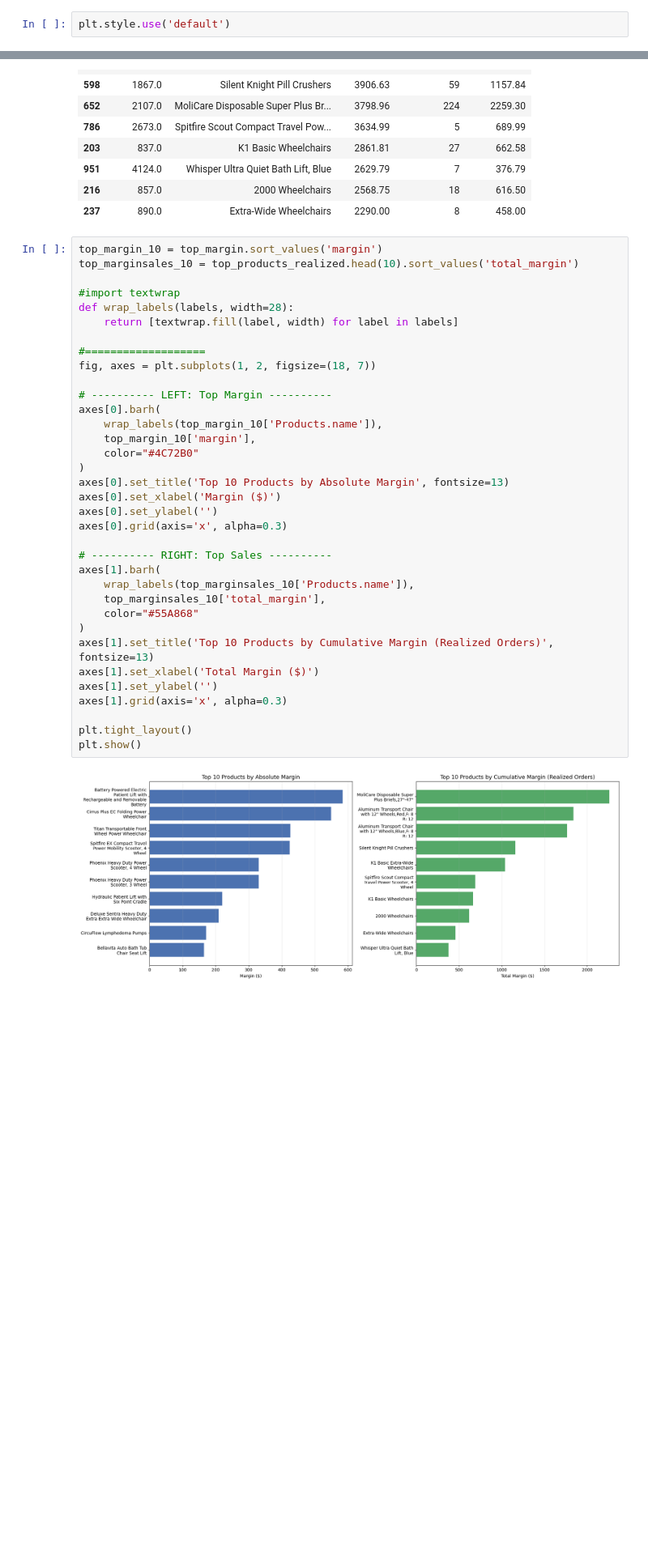
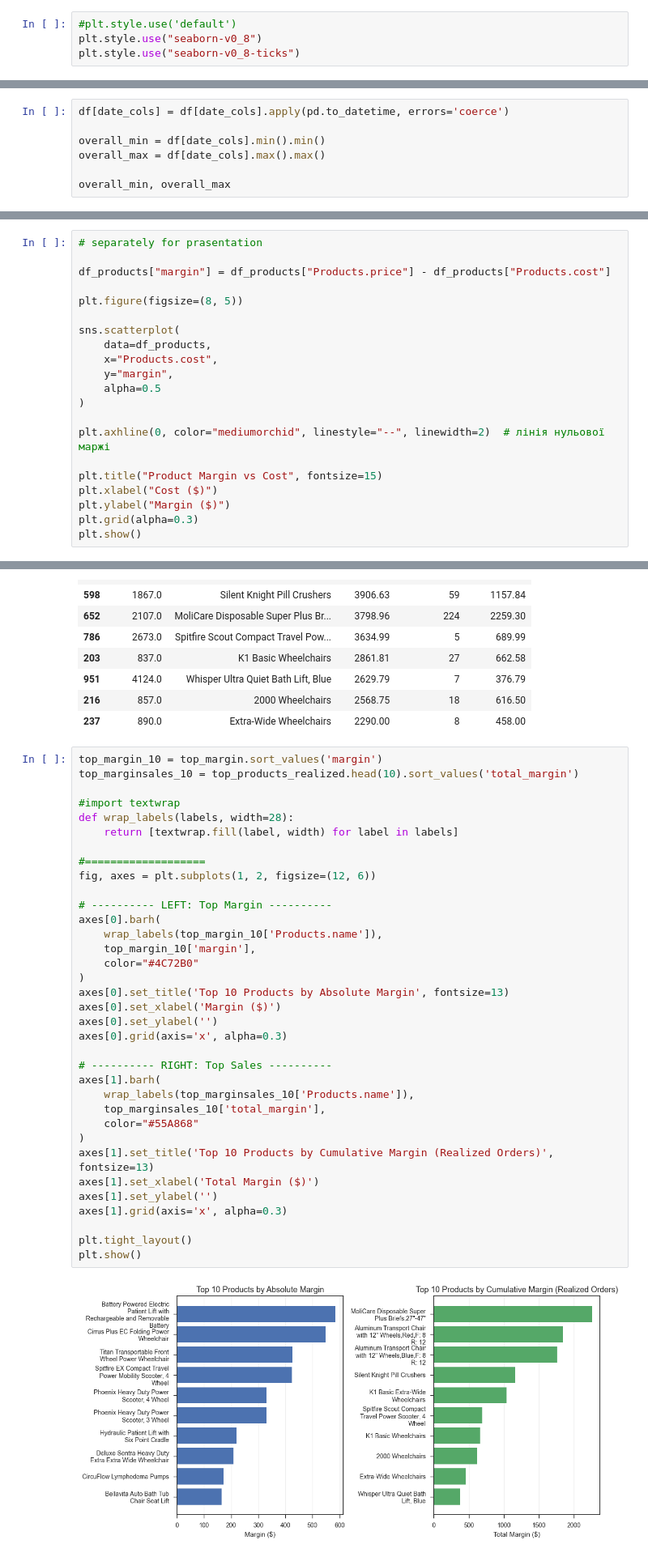
Before and after one commit to data-mosaic/Anna-Project, a Jupyter notebook: notebooks/03_Data_Analysis.ipynb, the cells around one changed output, grey strips where cells are left out. Shown at 81% size. Saved outputs shown, nothing was run; the diff lists cells and outputs as text; blank space fills up the shorter version.

```diff
--- a/notebooks/03_Data_Analysis.ipynb
+++ b/notebooks/03_Data_Analysis.ipynb
@@ -28,7 +28,9 @@ import textwrap
 
 pd.set_option('display.max_columns', None)
 # %%
-plt.style.use('default')
+#plt.style.use('default')
+plt.style.use("seaborn-v0_8")
+plt.style.use("seaborn-v0_8-ticks")
 # %%
 df = pd.read_csv("../data/clean/aggregate_df.csv")
 
@@ -736,2 +904,9 @@ plt.show()
 # %% [markdown]
 **2.3 Zeitliche Trends**
+# %%
+df[date_cols] = df[date_cols].apply(pd.to_datetime, errors='coerce')
+
+overall_min = df[date_cols].min().min()
+overall_max = df[date_cols].max().max()
+
+overall_min, overall_max
@@ -1192,0 +1401,21 @@ plt.show()
+# %%
+# separately for prasentation
+
+df_products["margin"] = df_products["Products.price"] - df_products["Products.cost"]
+
+plt.figure(figsize=(8, 5))
+
+sns.scatterplot(
+    data=df_products,
+    x="Products.cost",
+    y="margin",
+    alpha=0.5
+)
+
+plt.axhline(0, color="mediumorchid", linestyle="--", linewidth=2)  # лінія нульової маржі
+
+plt.title("Product Margin vs Cost", fontsize=15)
+plt.xlabel("Cost ($)")
+plt.ylabel("Margin ($)")
+plt.grid(alpha=0.3)
+plt.show()
@@ -1253,35 +1484,35 @@ top_marginsales_10 = top_products_realized.head(10).sort_values('total_margin')
 def wrap_labels(labels, width=28):
     return [textwrap.fill(label, width) for label in labels]
 
 #===================
-fig, axes = plt.subplots(1, 2, figsize=(18, 7))
+fig, axes = plt.subplots(1, 2, figsize=(12, 6))
 
 # ---------- LEFT: Top Margin ----------
 axes[0].barh(
     wrap_labels(top_margin_10['Products.name']),
     top_margin_10['margin'],
     color="#4C72B0"
 )
 axes[0].set_title('Top 10 Products by Absolute Margin', fontsize=13)
 axes[0].set_xlabel('Margin ($)')
 axes[0].set_ylabel('')
 axes[0].grid(axis='x', alpha=0.3)
 
 # ---------- RIGHT: Top Sales ----------
 axes[1].barh(
     wrap_labels(top_marginsales_10['Products.name']),
     top_marginsales_10['total_margin'],
     color="#55A868"
 )
 axes[1].set_title('Top 10 Products by Cumulative Margin (Realized Orders)', fontsize=13)
 axes[1].set_xlabel('Total Margin ($)')
 axes[1].set_ylabel('')
 axes[1].grid(axis='x', alpha=0.3)
 
 plt.tight_layout()
 plt.show()
 # %% [output]
-[figure, old version]
+[figure, new version]
 # %% [markdown]
 **4.4 Lieferantenanalyse**
 # %%
```
Also changed, not shown: parts of 39 cells of this notebook, 13 other files.
